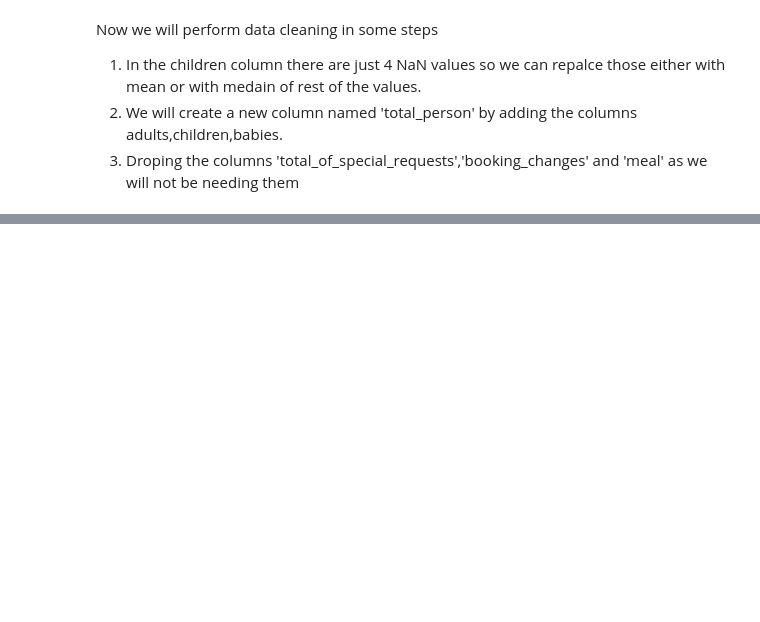
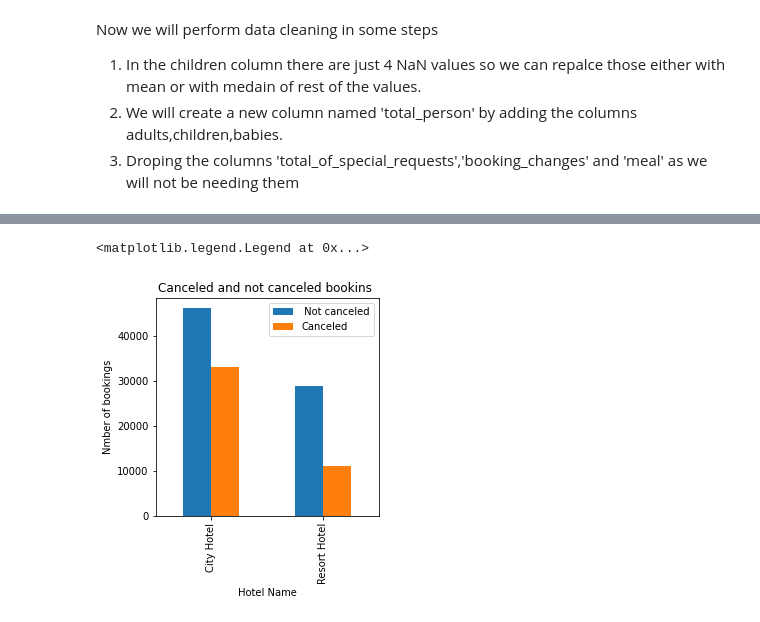
Before and after one commit to AYUSH-SHARMA25/HOTEL-BOOKING-ANALYSIS-PROJECT, a Jupyter notebook: Hotel_Booking_Analysis_.ipynb, the cells around one changed output, grey strips where cells are left out. Drawn from its saved outputs; the diff is of its cells as text; code cells hidden in the pictures; blank space fills up the shorter version.

```diff
--- a/Hotel_Booking_Analysis_.ipynb
+++ b/Hotel_Booking_Analysis_.ipynb
@@ -101,0 +116,11 @@ HB_data.head(10).T
+# %%
+# now let's see how many of those bookings got cancelled and how many not
+canceled_and_not_canceled_bookings = HB_data.groupby(['hotel','is_canceled'])['is_canceled'].count().unstack()
+canceled_and_not_canceled_bookings.plot(kind='bar')
+plt.title('Canceled and not canceled bookins ')
+plt.xlabel('Hotel Name')
+plt.ylabel('Nmber of bookings')
+plt.legend([' Not canceled','Canceled'])
+# %% [output]
+<matplotlib.legend.Legend at 0x...>
+[figure, added]
```
Also changed, not shown: parts of 3 cells of this notebook.
